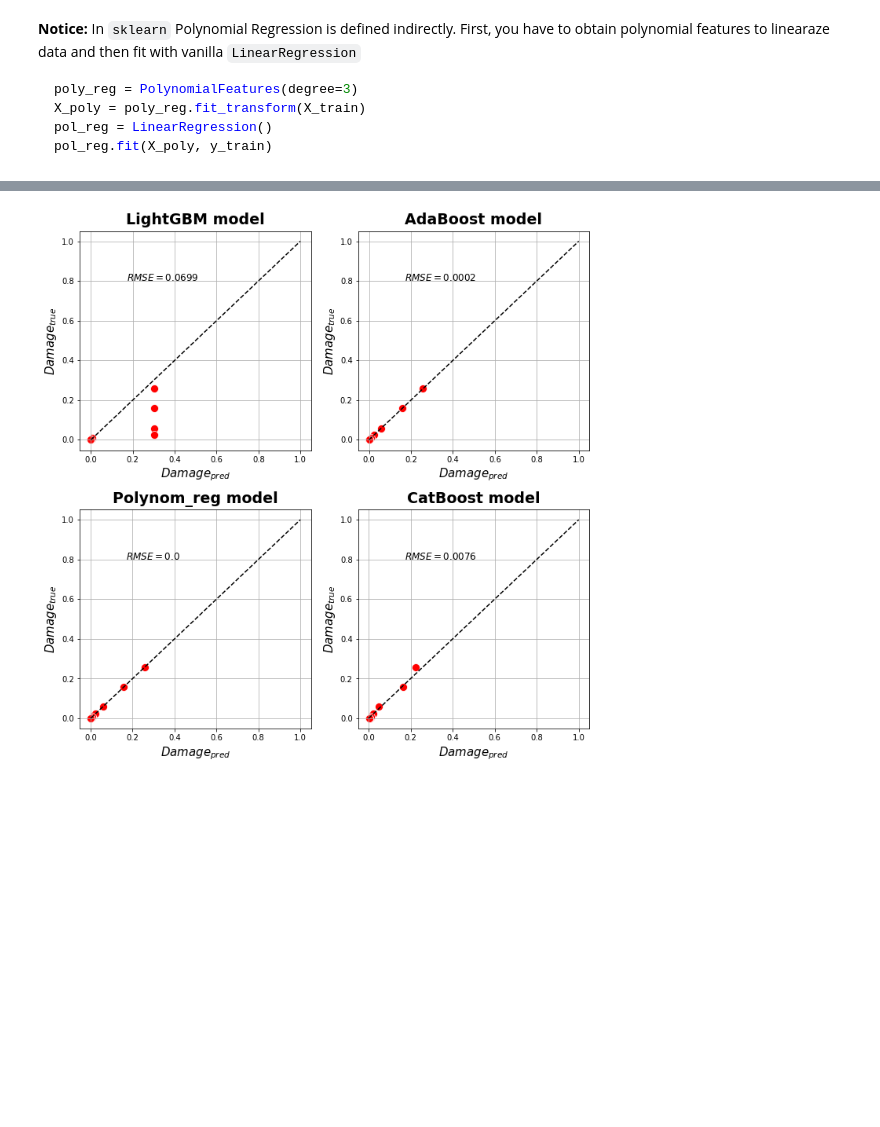
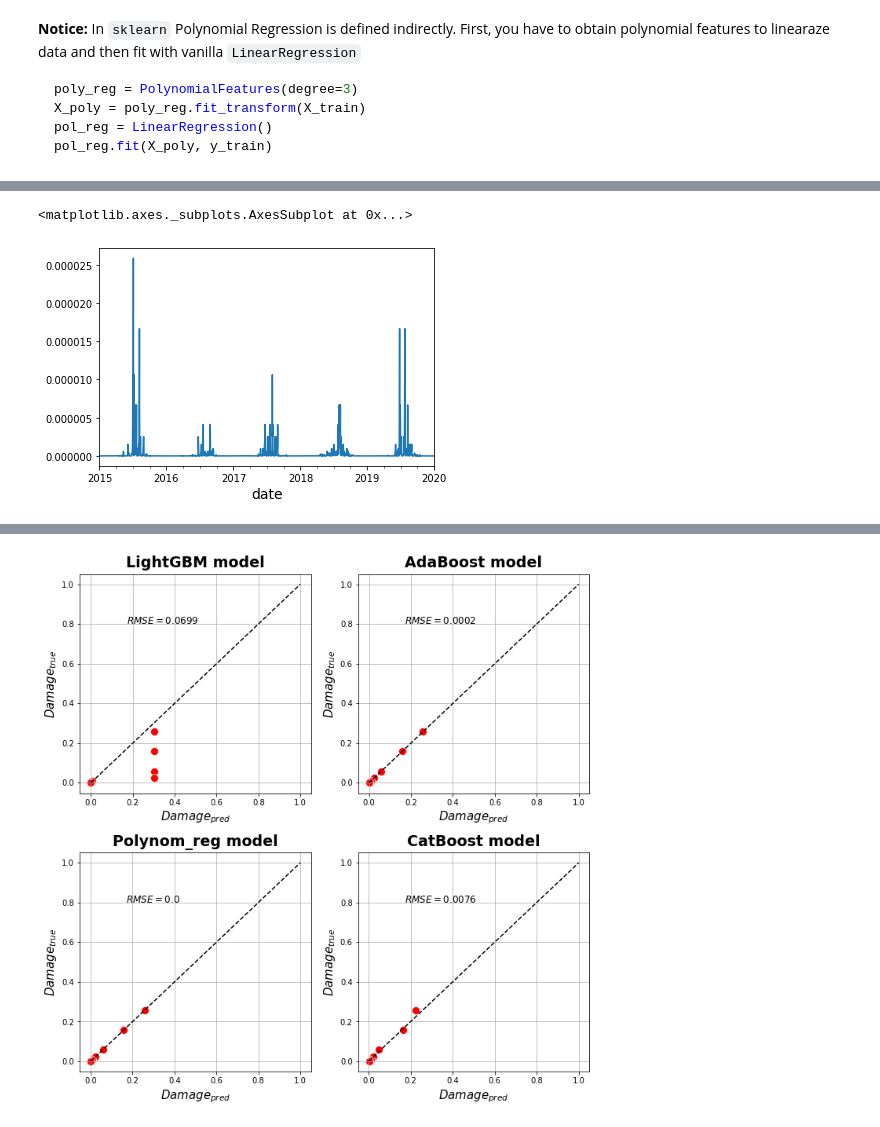
Before and after one commit to raevskymichail/ciam_ml_model, a Jupyter notebook: stacked_model_by_zone.ipynb, the cells around one changed output, grey strips where cells are left out. Saved outputs shown, nothing was run; the diff lists cells and outputs as text; code cells hidden in the pictures; blank space fills up the shorter version.

```diff
--- a/stacked_model_by_zone.ipynb
+++ b/stacked_model_by_zone.ipynb
@@ -172,0 +166,5 @@ Warning: less than 75% gpu memory available for training. Free: 5967.1875 Total:
+# %%
+sm_data_msk.Damage.plot()
+# %% [output]
+<matplotlib.axes._subplots.AxesSubplot at 0x...>
+[figure, added]
```
Also changed, not shown: parts of 40 cells of this notebook, 32 other files.
